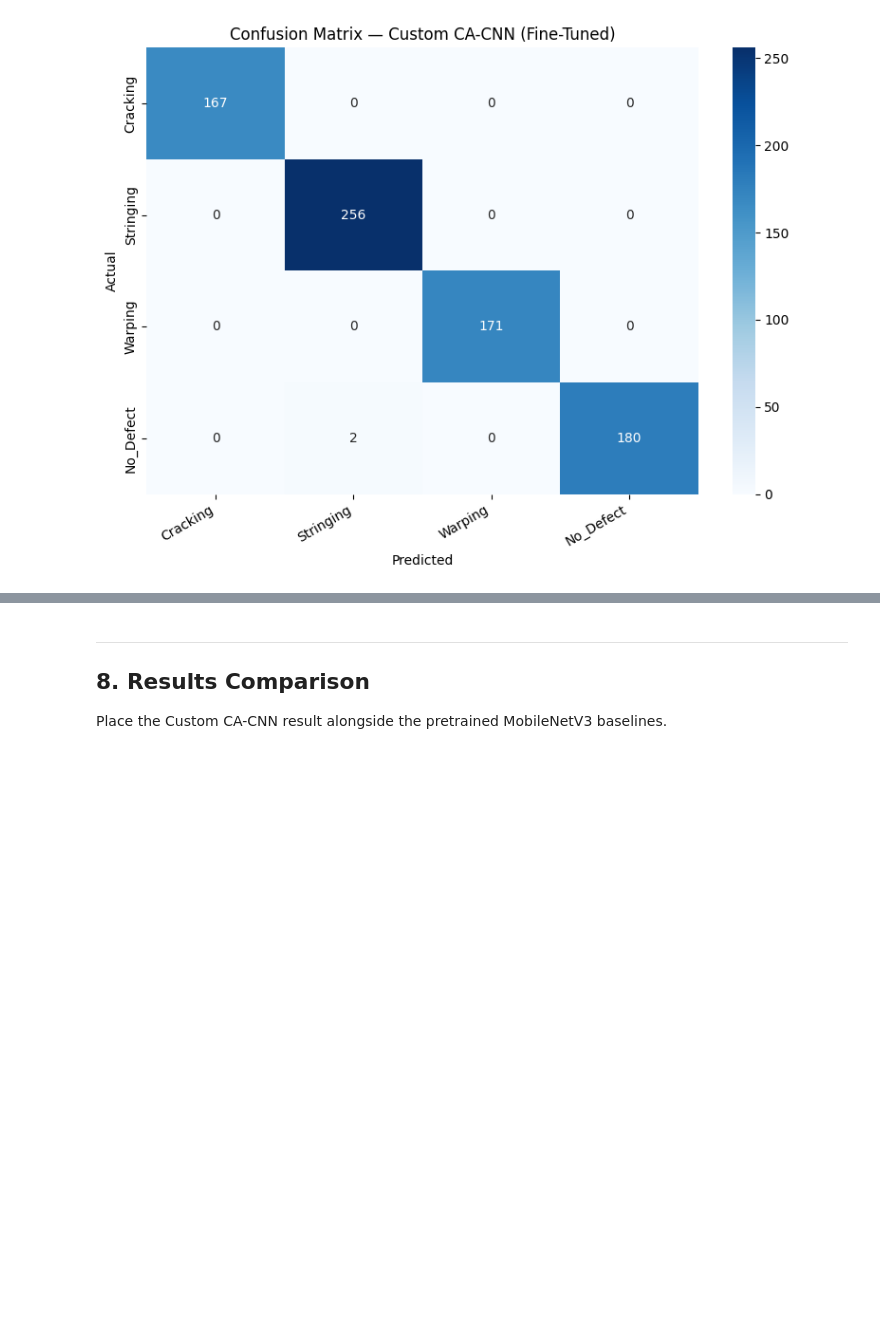
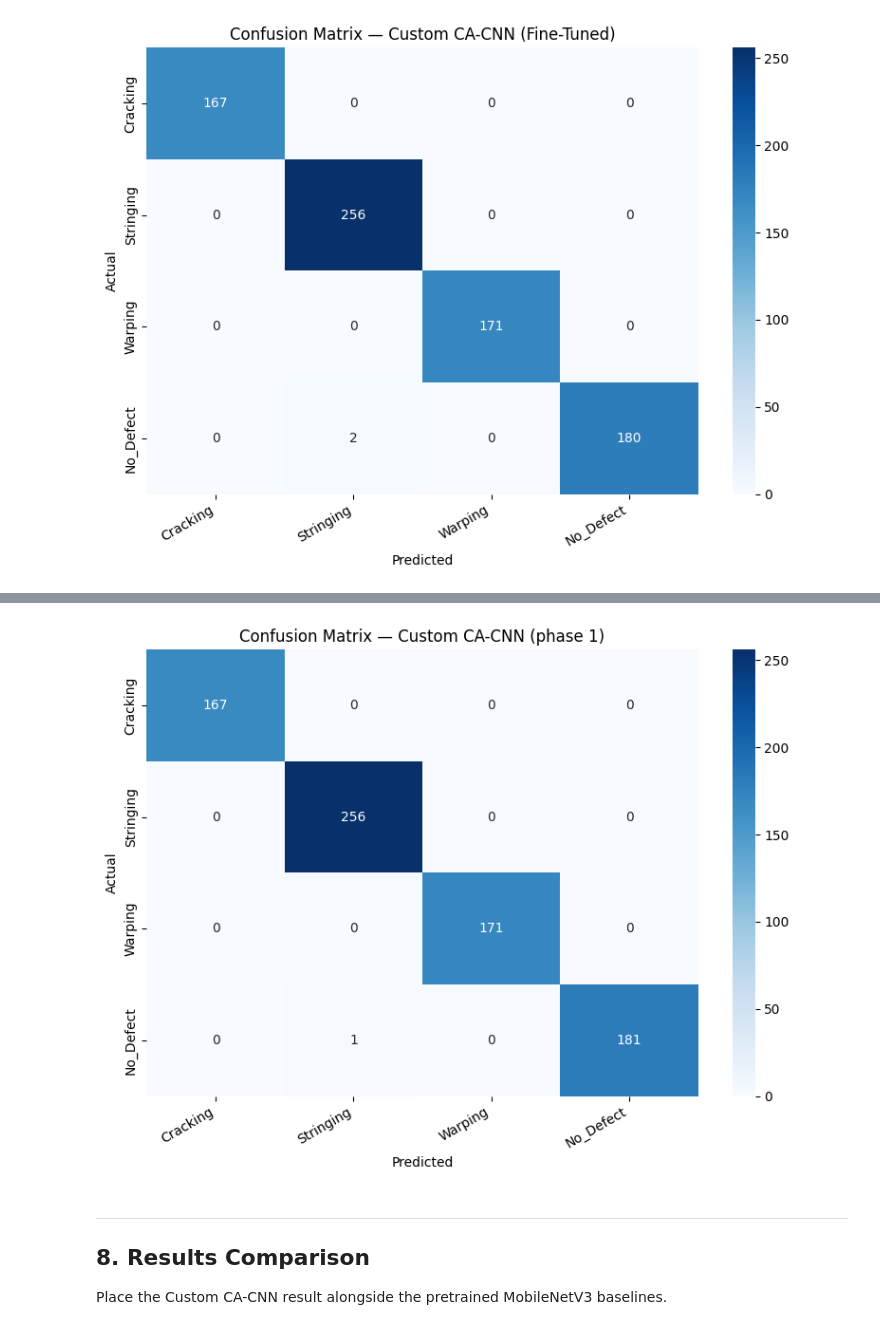
Before and after one commit to Ferielysf/Defect-Detection, a Jupyter notebook: 4_class_custom_CNN.ipynb, the cells around one changed output, grey strips where cells are left out. Drawn from its saved outputs; the diff is of its cells as text; code cells hidden in the pictures; blank space fills up the shorter version.

```diff
--- a/4_class_custom_CNN.ipynb
+++ b/4_class_custom_CNN.ipynb
@@ -667,3 +667,18 @@ plt.tight_layout()
 plt.show()
 # %% [output]
 [figure]
+# %%
+BEST_P1 = "best_custom_ca_cnn_phase1.weights.h5"
+# Load best fine-tuned weights
+model.load_weights(BEST_P1)
+print("Phase 1 weights loaded.")
+
+# Predictions
+y_pred_probs = model.predict(test_ds, verbose=1)
+y_pred       = np.argmax(y_pred_probs, axis=1)
+y_true       = test_labels
+
+# Accuracy
+acc = accuracy_score(y_true, y_pred)
+print(f"\nCustom CA-CNN Test Accuracy phase 1: {acc:.4f} ({acc*100:.2f}%)\n")
+print(classification_report(y_true, y_pred, target_names=CLASS_NAMES))
@@ -670,3 +701,19 @@ plt.show()
+# %%
+# Confusion Matrix
+cm = confusion_matrix(y_true, y_pred)
+plt.figure(figsize=(8, 6))
+sns.heatmap(
+    cm, annot=True, fmt="d", cmap="Blues",
+    xticklabels=CLASS_NAMES, yticklabels=CLASS_NAMES
+)
+plt.xlabel("Predicted")
+plt.ylabel("Actual")
+plt.title("Confusion Matrix — Custom CA-CNN (phase 1)")
+plt.xticks(rotation=30, ha="right")
+plt.tight_layout()
+plt.show()
+# %% [output]
+[figure, added]
 # %% [markdown]
 ---
 ## 8. Results Comparison
```
Also changed, not shown: parts of 3 cells of this notebook, 31 other files.
